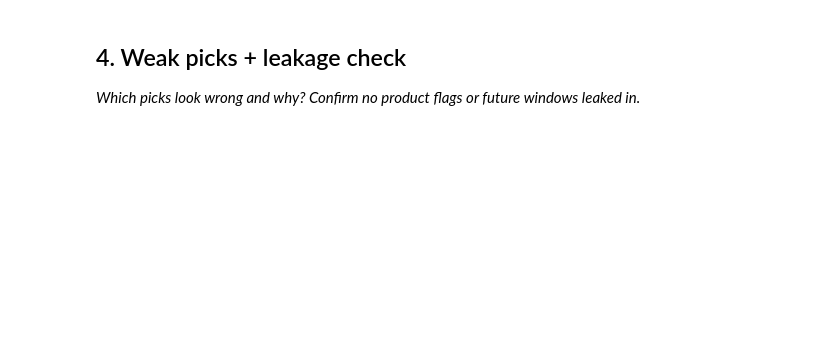
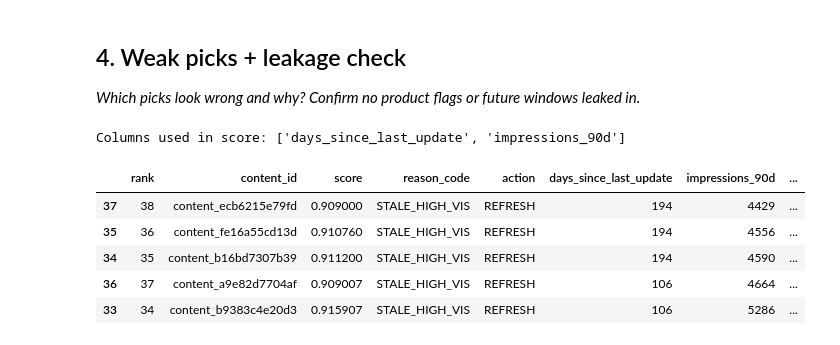
Before and after one commit to tabeeljohn2/flyrank-ml-internship, a Jupyter notebook: work/notebooks/w04_baseline_score.ipynb, the cells around one changed output. Drawn from its saved outputs; the diff is of its cells as text; code cells hidden in the pictures; blank space fills up the shorter version.

```diff
--- a/work/notebooks/w04_baseline_score.ipynb
+++ b/work/notebooks/w04_baseline_score.ipynb
@@ -36,0 +192,12 @@ This skeleton is yours to fill. Work the sections **in order** — each one has
+# %%
+print("Columns used in score:", ["days_since_last_update","impressions_90d"])
+queue.head(50)[cols].describe()
+queue.head(50).sort_values("impressions_90d").head(5)[cols]   # smallest-visibility picks
+# %% [output]
+Columns used in score: ['days_since_last_update', 'impressions_90d']
+|  | rank | content_id | score | reason_code | action | days_since_last_update | impressions_90d | ... |
+| 37 | 38 | content_ecb6215e79fd | 0.909000 | STALE_HIGH_VIS | REFRESH | 194 | 4429 | ... |
+| 35 | 36 | content_fe16a55cd13d | 0.910760 | STALE_HIGH_VIS | REFRESH | 194 | 4556 | ... |
+| 34 | 35 | content_b16bd7307b39 | 0.911200 | STALE_HIGH_VIS | REFRESH | 194 | 4590 | ... |
+| 36 | 37 | content_a9e82d7704af | 0.909007 | STALE_HIGH_VIS | REFRESH | 106 | 4664 | ... |
+| 33 | 34 | content_b9383c4e20d3 | 0.915907 | STALE_HIGH_VIS | REFRESH | 106 | 5286 | ... |
```
Also changed, not shown: parts of 21 cells of this notebook.
